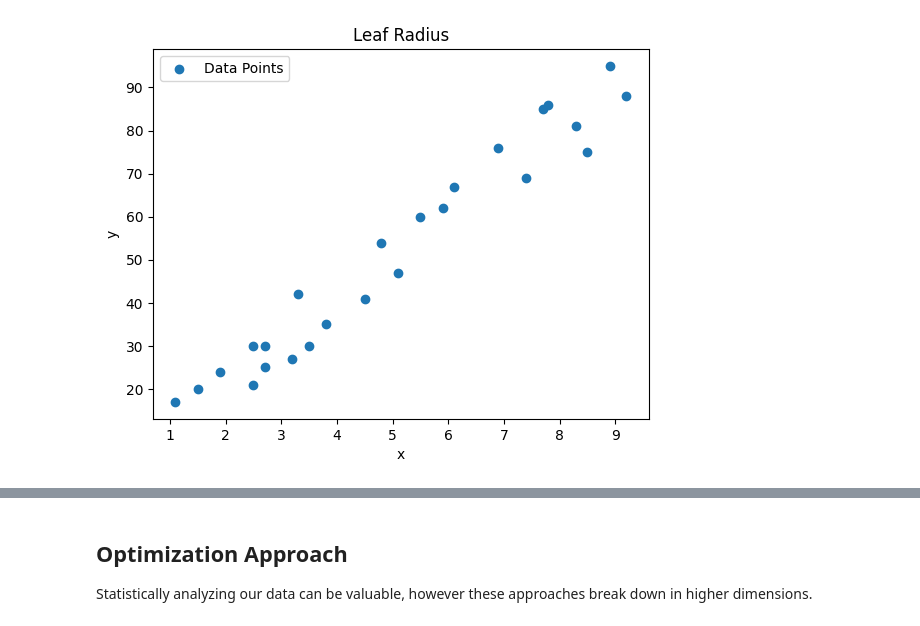
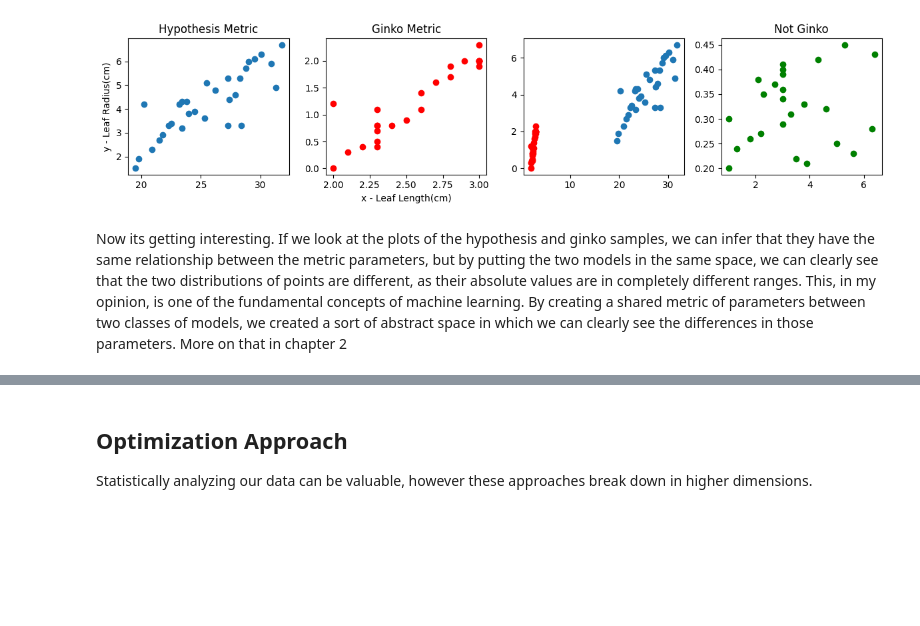
Before and after one commit to timofeji/notebooks, a Jupyter notebook: linear_regression/1_corelation.ipynb, the cells around one changed output, grey strips where cells are left out. Cells and saved outputs as stored; diff of their text form; code cells hidden in the pictures; blank space fills up the shorter version.

```diff
--- a/linear_regression/1_corelation.ipynb
+++ b/linear_regression/1_corelation.ipynb
@@ -102,16 +123,41 @@ What we essentially did here is construct a scientific [model](https://en.wikipe
-# %%
-df = pd.read_csv('./data/ginko.csv')
-numpy_array = df.to_numpy(dtype=np.float32)
-x_t = numpy_array[:, 0]
-y_t = numpy_array[:, 1]
-
-plt.scatter(x_t, y_t, label='Data Points')
-plt.xlabel('x')
-plt.ylabel('y')
-plt.title('Leaf Radius')
-plt.legend()
-plt.show()
-# %% [output]
-[figure, removed]
+# %%
+df = pd.read_csv('./data/ginko.csv')
+numpy_array = df.to_numpy(dtype=np.float32)
+x_t = numpy_array[:, 0]
+y_t = numpy_array[:, 1]
+
+df = pd.read_csv('./data/notginko.csv')
+numpy_array = df.to_numpy(dtype=np.float32)
+x_l = numpy_array[:, 0]
+y_l = numpy_array[:, 1]
+
+
+
+
+fig, axes = plt.subplots(nrows=1, ncols=4, figsize=(12, 3))
+
+axes[0].scatter(x, y,)
+axes[2].scatter(x, y,)
+axes[0].set_ylabel('y - Leaf Radius(cm)')
+axes[0].set_title('Hypothesis Metric')
+
+axes[1].scatter(x_t, y_t,c="red")
+axes[2].scatter(x_t, y_t,c="red")
+axes[1].set_xlabel('x - Leaf Length(cm)')
+axes[1].set_title('Ginko Metric')
+
+
+axes[3].set_title('Not Ginko')
+axes[3].scatter(x_l, y_l,c="green")
+
+# Add the mean line to the second plot
+y_mean = np.mean(y)
+
+plt.tight_layout()
+plt.show()
+# %% [output]
+[figure, added]
+# %% [markdown]
+Now its getting interesting. If we look at the plots of the hypothesis and ginko samples, we can infer that they have the same relationship between the metric parameters, but by putting the two models in the same space, we can clearly see that the two distributions of points are different, as their absolute values are in completely different ranges. This, in my opinion, is one of the fundamental concepts of machine learning. By creating a shared metric of parameters between two classes of models, we created a sort of abstract space in which we can clearly see the differences in those parameters. More on that in chapter 2
 # %% [markdown]
 
```
Also changed, not shown: parts of 6 cells of this notebook, 2 other files.
